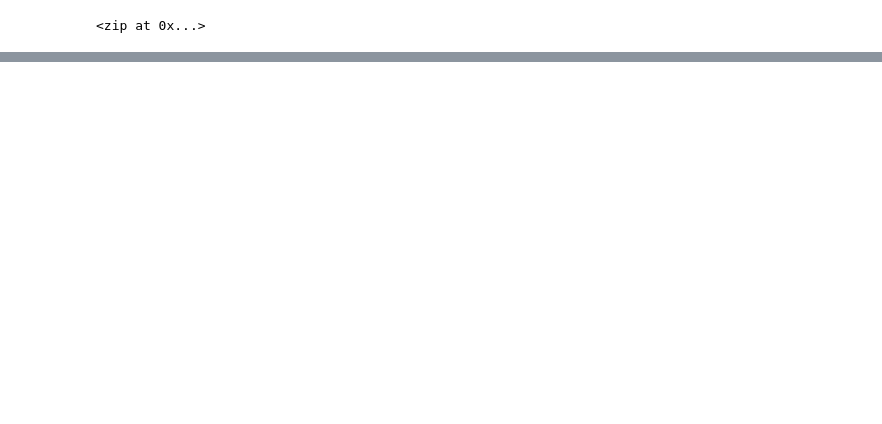
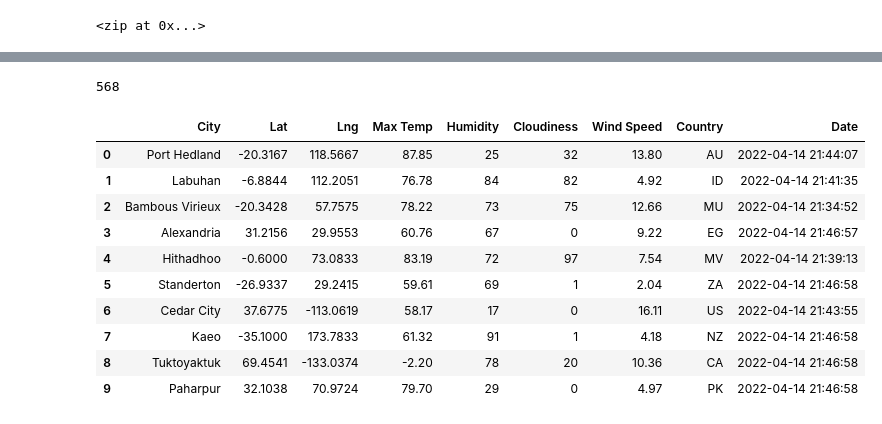
Before and after one commit to divish16/World_Weather_Analysis, a Jupyter notebook: WeatherPy.ipynb, the cells around one changed output, grey strips where cells are left out. Drawn from its saved outputs; the diff is of its cells as text; code cells hidden in the pictures; blank space fills up the shorter version.

```diff
--- a/WeatherPy.ipynb
+++ b/WeatherPy.ipynb
@@ -32,0 +39,4 @@ len(cities)
+# %%
+# Starting URL for Weather Map API Call.
+url = "http://api.openweathermap.org/data/2.5/weather?units=Imperial&APPID=" + weather_api_key
+print(url)
@@ -32,0 +129,20 @@ len(cities)
+# %%
+len(city_data)
+# %% [output]
+568
+# %%
+# Convert the array of dictionaries to a Pandas DataFrame.
+city_data_df = pd.DataFrame(city_data)
+city_data_df.head(10)
+# %% [output]
+|  | City | Lat | Lng | Max Temp | Humidity | Cloudiness | Wind Speed | Country | Date |
+| 0 | Port Hedland | -20.3167 | 118.5667 | 87.85 | 25 | 32 | 13.80 | AU | 2022-04-14 21:44:07 |
+| 1 | Labuhan | -6.8844 | 112.2051 | 76.78 | 84 | 82 | 4.92 | ID | 2022-04-14 21:41:35 |
+| 2 | Bambous Virieux | -20.3428 | 57.7575 | 78.22 | 73 | 75 | 12.66 | MU | 2022-04-14 21:34:52 |
+| 3 | Alexandria | 31.2156 | 29.9553 | 60.76 | 67 | 0 | 9.22 | EG | 2022-04-14 21:46:57 |
+| 4 | Hithadhoo | -0.6000 | 73.0833 | 83.19 | 72 | 97 | 7.54 | MV | 2022-04-14 21:39:13 |
+| 5 | Standerton | -26.9337 | 29.2415 | 59.61 | 69 | 1 | 2.04 | ZA | 2022-04-14 21:46:58 |
+| 6 | Cedar City | 37.6775 | -113.0619 | 58.17 | 17 | 0 | 16.11 | US | 2022-04-14 21:43:55 |
+| 7 | Kaeo | -35.1000 | 173.7833 | 61.32 | 91 | 1 | 4.18 | NZ | 2022-04-14 21:46:58 |
+| 8 | Tuktoyaktuk | 69.4541 | -133.0374 | -2.20 | 78 | 20 | 10.36 | CA | 2022-04-14 21:46:58 |
+| 9 | Paharpur | 32.1038 | 70.9724 | 79.70 | 29 | 0 | 4.97 | PK | 2022-04-14 21:46:58 |
```
Also changed, not shown: parts of 7 cells of this notebook, 3 other files.
